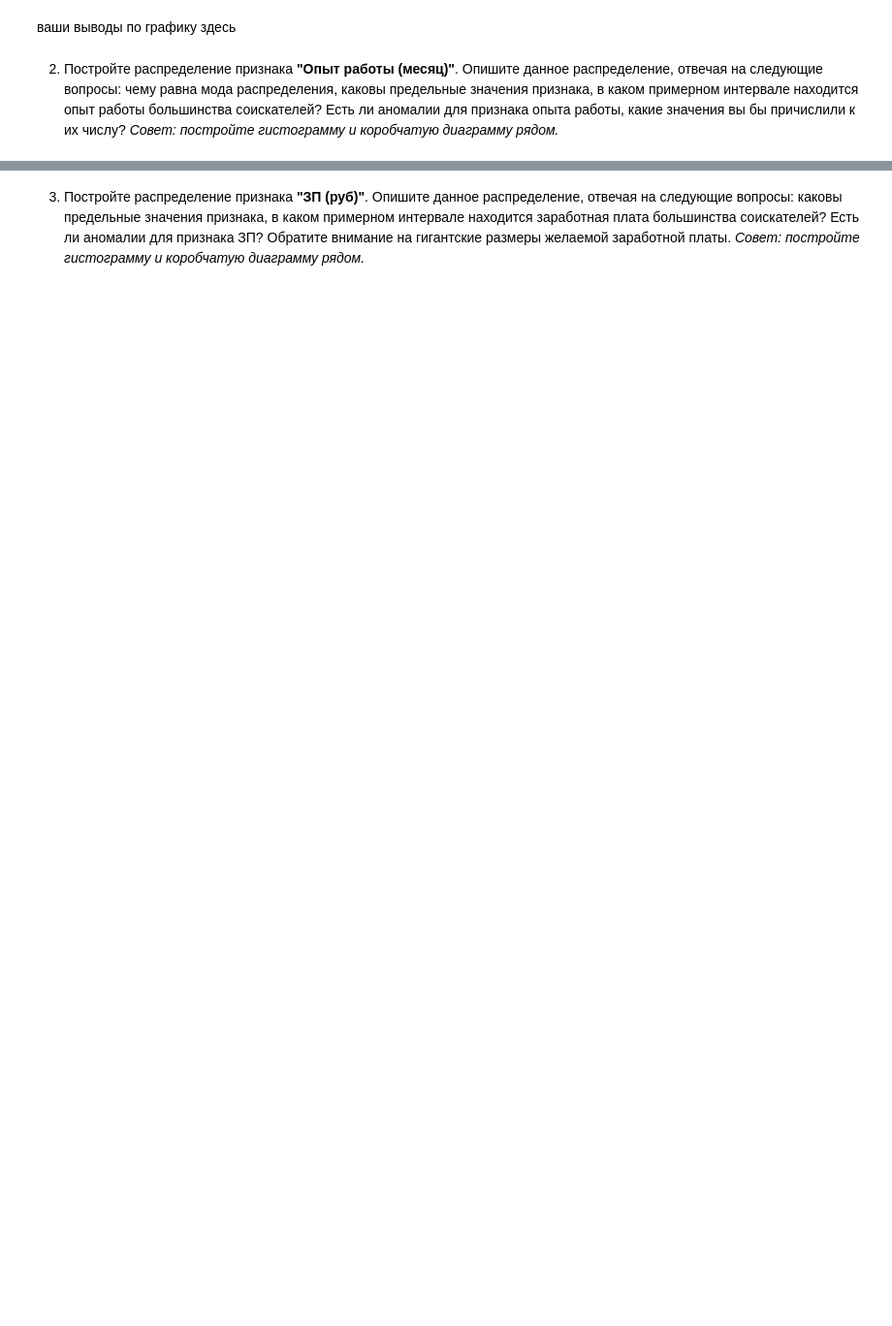
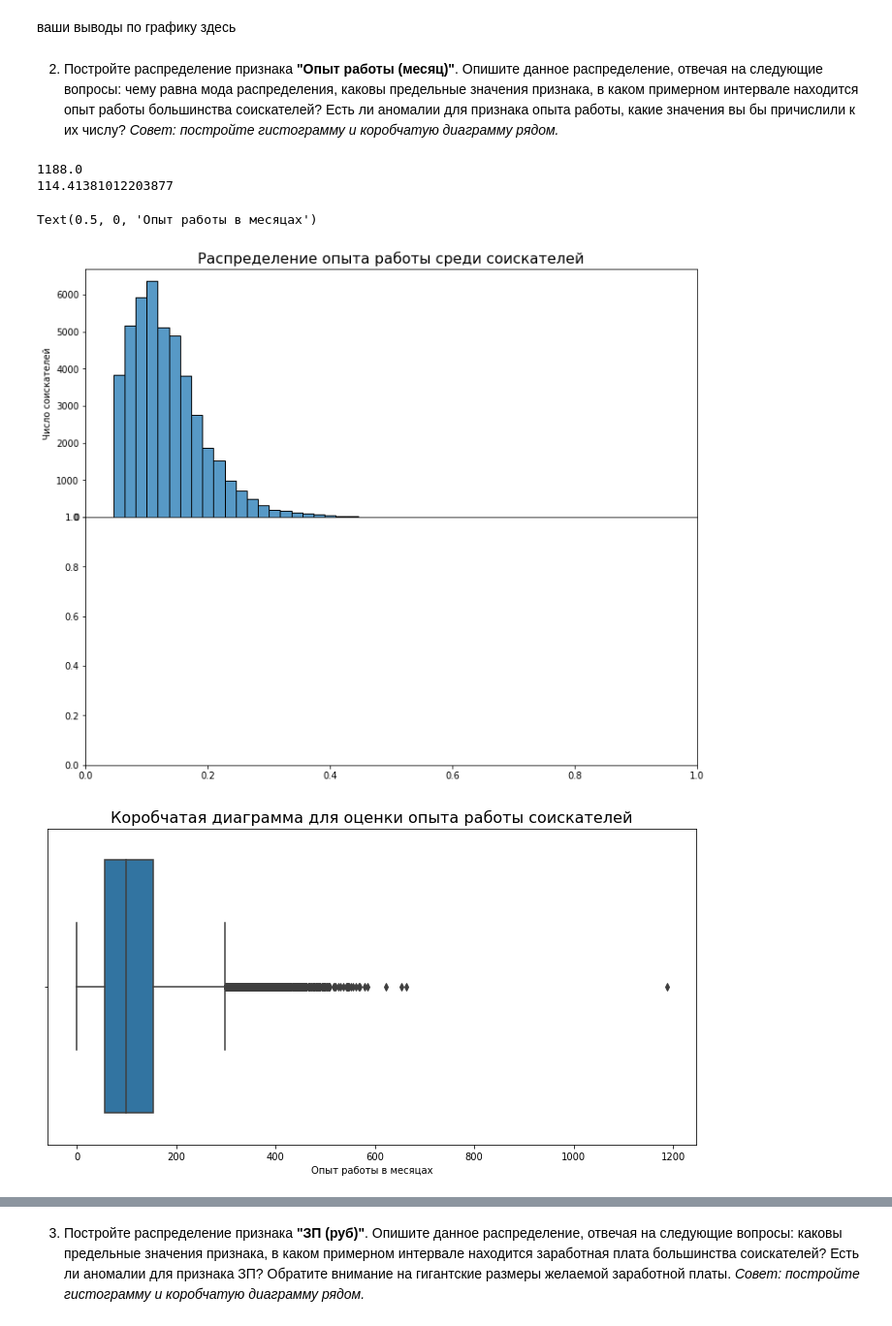
Before and after one commit to madskillskill/sf_data_science, a Jupyter notebook: PROJECT-1/Project_1.ipynb, the cells around one changed output, grey strips where cells are left out. Shown at 97% size. Saved outputs shown, nothing was run; the diff lists cells and outputs as text; code cells hidden in the pictures; blank space fills up the shorter version.

```diff
--- a/PROJECT-1/Project_1.ipynb
+++ b/PROJECT-1/Project_1.ipynb
@@ -546,4 +490,30 @@ NameError: name 'e_r_lock' is not defined
 *Совет: постройте гистограмму и коробчатую диаграмму рядом.*
 # %%
 # ваш код здесь
+print(hh_df['Опыт работы (месяц)'].max())
+print(hh_df['Опыт работы (месяц)'].mean())
+
+fig, axes = plt.subplots(nrows=2, ncols=1, figsize=(12, 10))
+plt.subplots_adjust(hspace=.0)
+
+histplot1 = sns.histplot(
+    data=hh_df,
+    x='Опыт работы (месяц)',
+    bins=50,
+    ax=axes[0],
+)
+histplot1.set_title('Распределение опыта работы среди соискателей', fontsize=16)
+histplot1.set_xlabel('Опыт работы в месяцах)')
+histplot1.set_ylabel('Число соискателей')
+
+fig = plt.figure(figsize=(12, 6))
+boxplot = sns.boxplot(data=hh_df, x='Опыт работы (месяц)')
+boxplot.set_title('Коробчатая диаграмма для оценки опыта работы соискателей', fontsize=16)
+boxplot.set_xlabel('Опыт работы в месяцах')
+# %% [output]
+1188.0
+114.41381012203877
+Text(0.5, 0, 'Опыт работы в месяцах')
+[figure, added]
+[figure, added]
 # %% [markdown]
```
Also changed, not shown: parts of 7 cells of this notebook, 4 other files.
